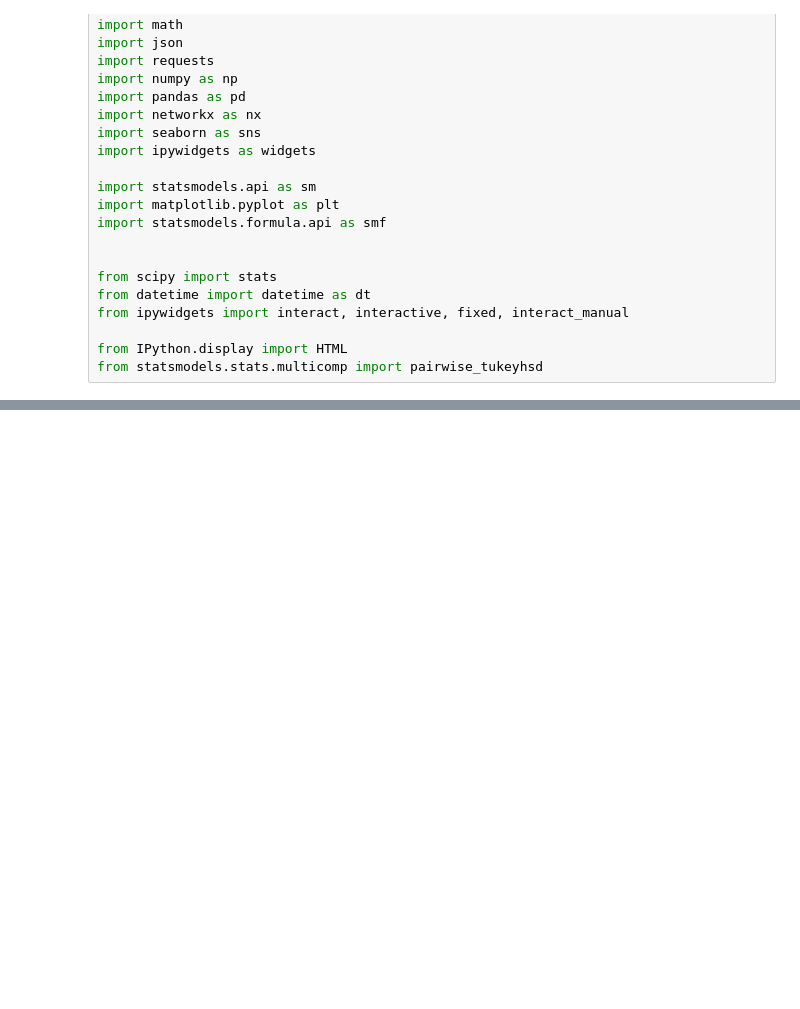
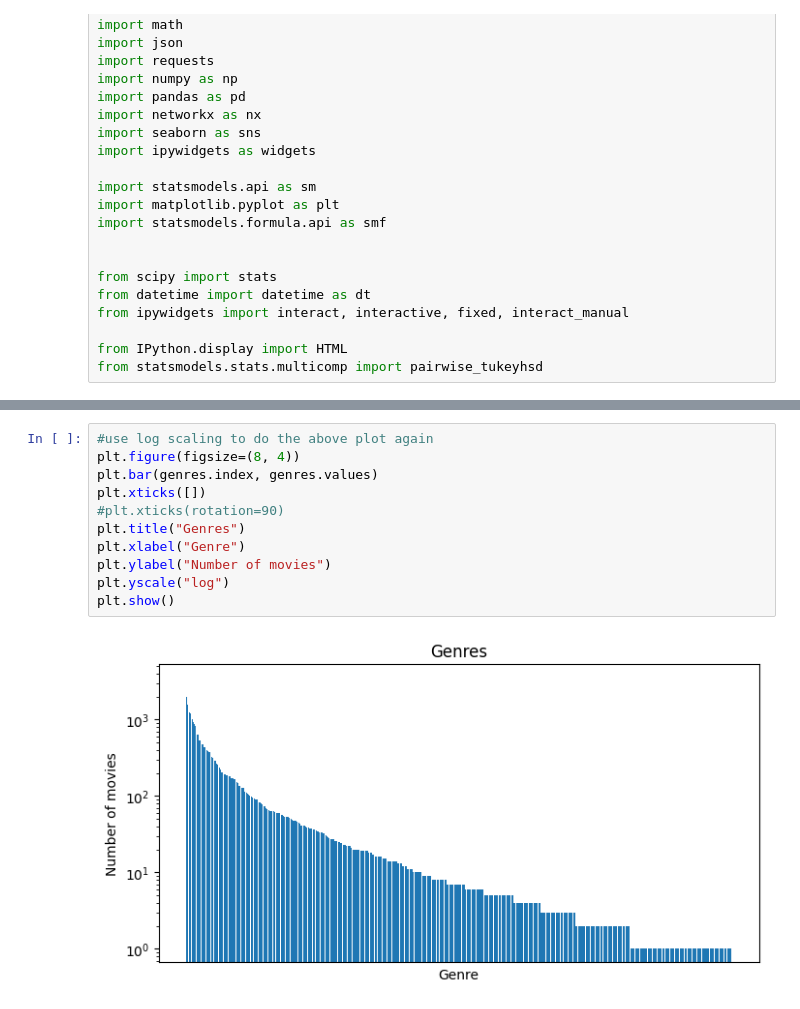
Before and after one commit to epfl-ada/ada-2023-project-zalix, a Jupyter notebook: project_milestone2.ipynb, the cells around one changed output, grey strips where cells are left out. Drawn from its saved outputs; the diff is of its cells as text; blank space fills up the shorter version.

```diff
--- a/project_milestone2.ipynb
+++ b/project_milestone2.ipynb
@@ -83,0 +89,13 @@ plt.show()
+# %%
+#use log scaling to do the above plot again
+plt.figure(figsize=(8, 4))
+plt.bar(genres.index, genres.values)
+plt.xticks([])
+#plt.xticks(rotation=90)
+plt.title("Genres")
+plt.xlabel("Genre")
+plt.ylabel("Number of movies")
+plt.yscale("log")
+plt.show()
+# %% [output]
+[figure, added]
```
Also changed, not shown: parts of 62 cells of this notebook, 2 other files.
